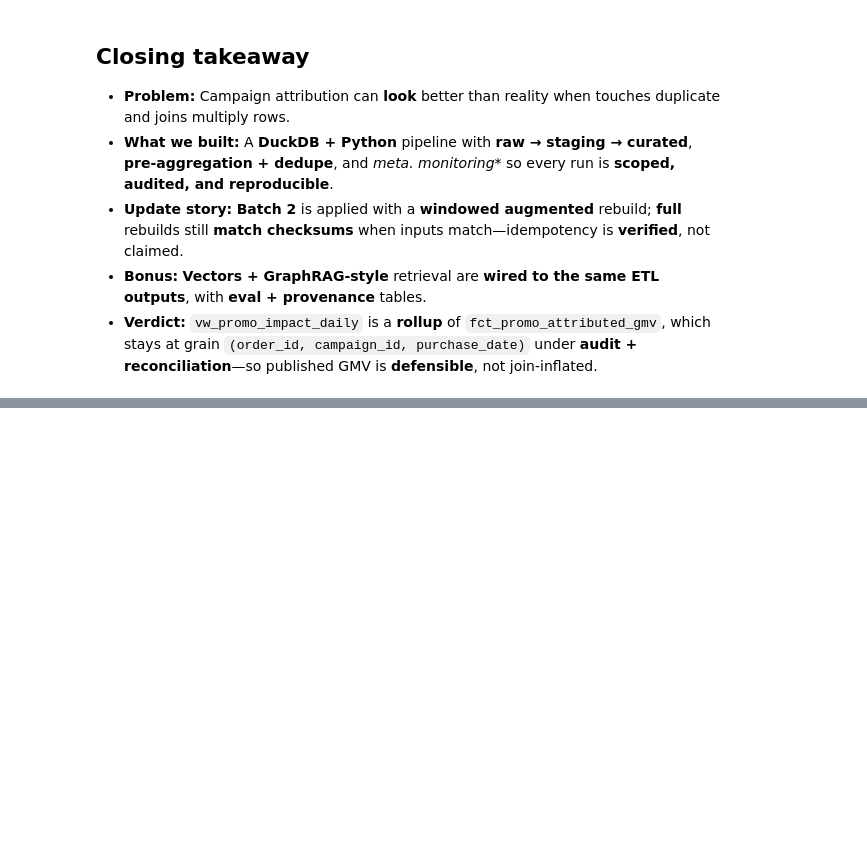
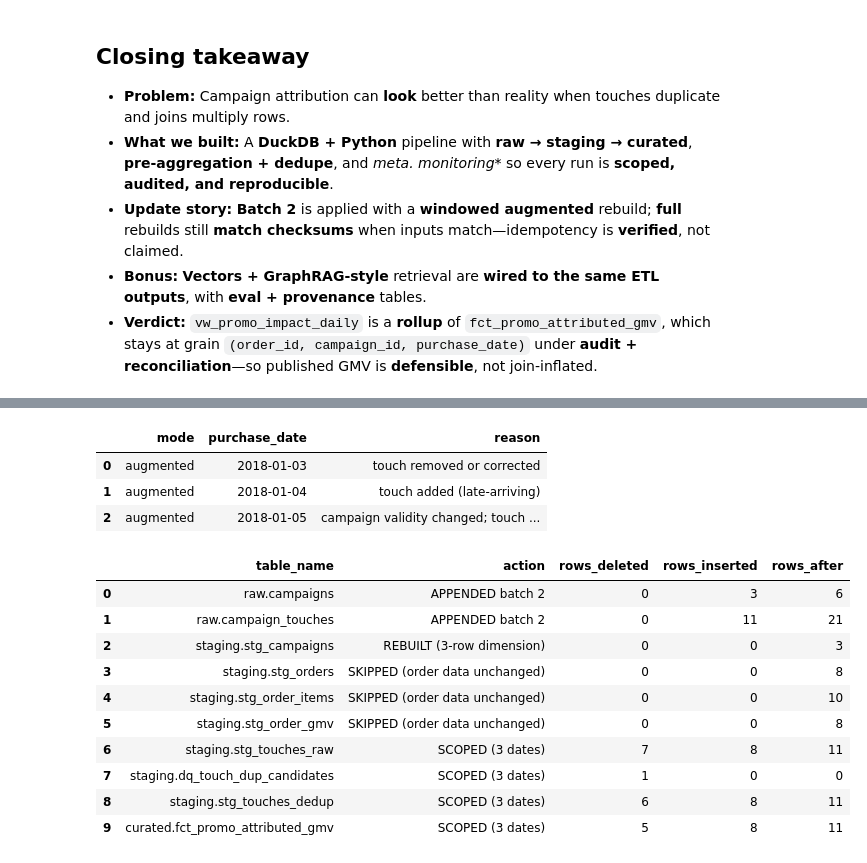
Before and after one commit to akotechonline/promo-attribution-incremental-etl, a Jupyter notebook: final_report.ipynb, the cells around one changed output, grey strips where cells are left out. Cells and saved outputs as stored; diff of their text form; code cells hidden in the pictures; blank space fills up the shorter version.

```diff
--- a/final_report.ipynb
+++ b/final_report.ipynb
@@ -1086,0 +1068,30 @@ display(gmv_by_flag)
+# %%
+display(con.sql('''
+SELECT r.mode, d.purchase_date, d.reason
+FROM meta.affected_dates d JOIN meta.runs r USING (run_id)
+ORDER BY r.started_at_ms, d.purchase_date
+''').df())
+
+display(con.sql('''
+SELECT x.table_name, x.action, x.rows_deleted, x.rows_inserted, x.rows_after
+FROM meta.change_log x
+JOIN meta.runs r USING (run_id)
+WHERE r.mode = 'augmented'
+ORDER BY x.logged_at_ms
+''').df())
+# %% [output]
+|  | mode | purchase_date | reason |
+| 0 | augmented | 2018-01-03 | touch removed or corrected |
+| 1 | augmented | 2018-01-04 | touch added (late-arriving) |
+| 2 | augmented | 2018-01-05 | campaign validity changed; touch ... |
+|  | table_name | action | rows_deleted | rows_inserted | rows_after |
+| 0 | raw.campaigns | APPENDED batch 2 | 0 | 3 | 6 |
+| 1 | raw.campaign_touches | APPENDED batch 2 | 0 | 11 | 21 |
+| 2 | staging.stg_campaigns | REBUILT (3-row dimension) | 0 | 0 | 3 |
+| 3 | staging.stg_orders | SKIPPED (order data unchanged) | 0 | 0 | 8 |
+| 4 | staging.stg_order_items | SKIPPED (order data unchanged) | 0 | 0 | 10 |
+| 5 | staging.stg_order_gmv | SKIPPED (order data unchanged) | 0 | 0 | 8 |
+| 6 | staging.stg_touches_raw | SCOPED (3 dates) | 7 | 8 | 11 |
+| 7 | staging.dq_touch_dup_candidates | SCOPED (3 dates) | 1 | 0 | 0 |
+| 8 | staging.stg_touches_dedup | SCOPED (3 dates) | 6 | 8 | 11 |
+| 9 | curated.fct_promo_attributed_gmv | SCOPED (3 dates) | 5 | 8 | 11 |
```
Also changed, not shown: parts of 27 cells of this notebook, 11 other files.
